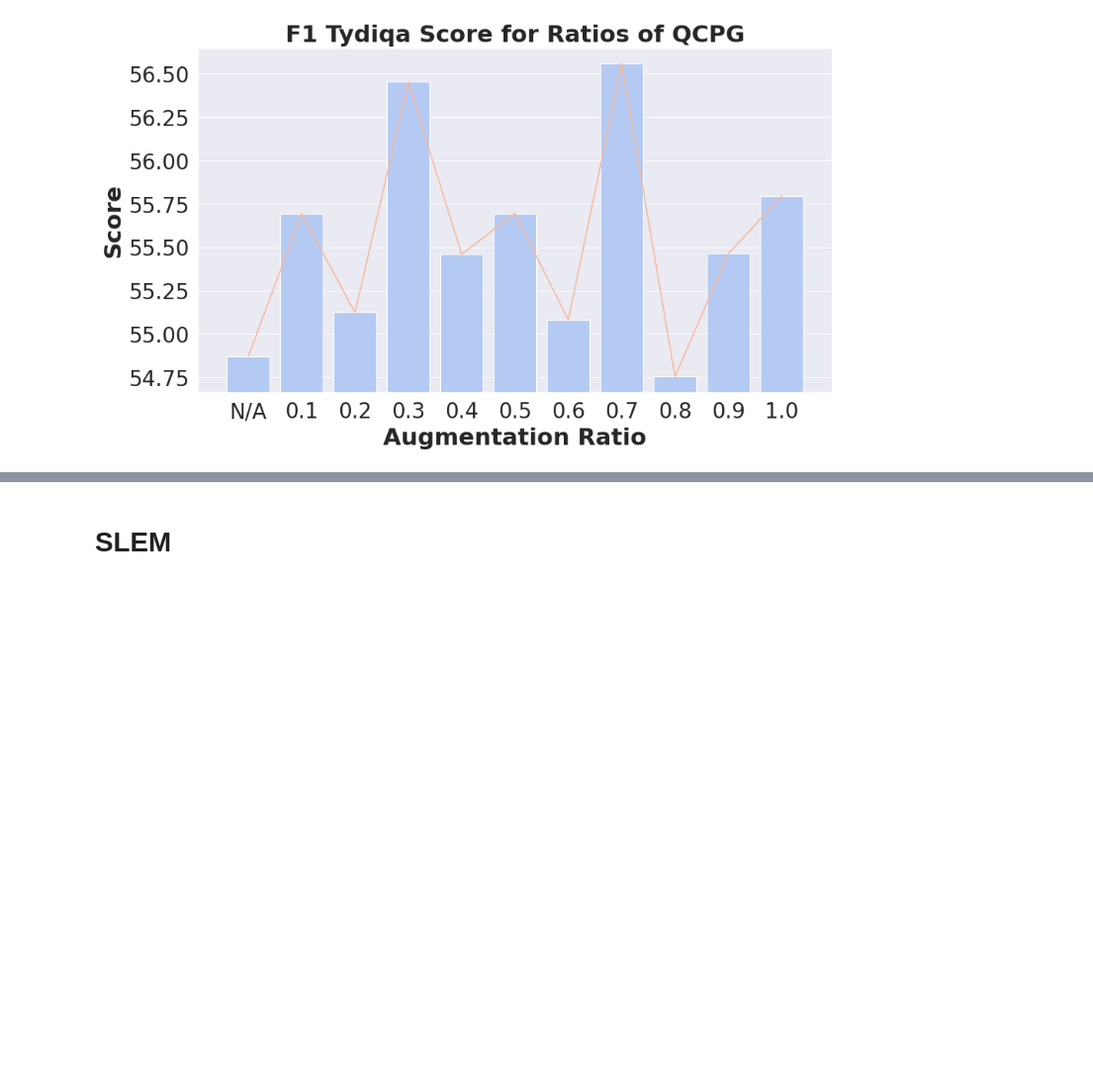
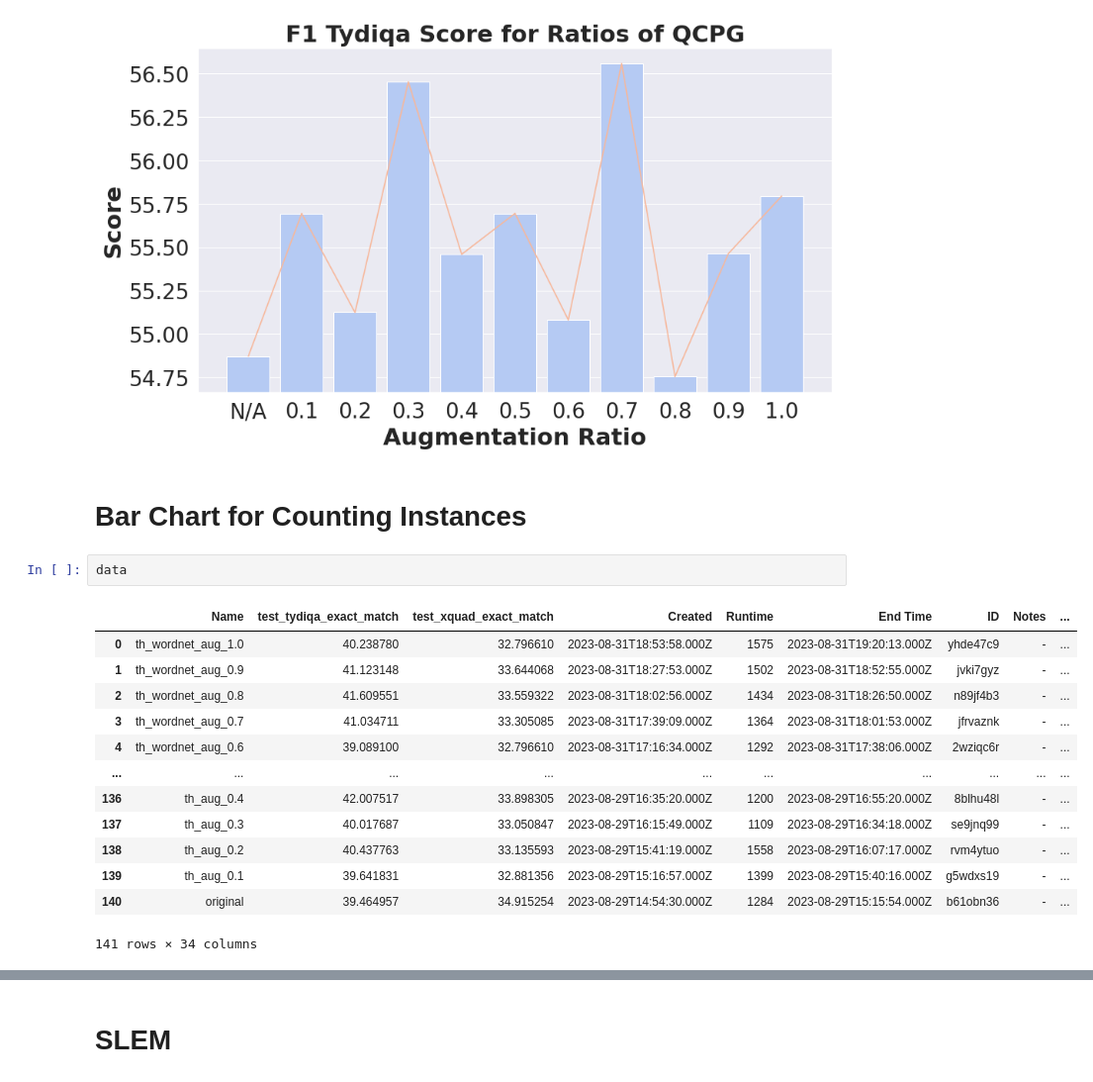
Before and after one commit to parinzee/cross-lingual-data-augmentation-for-thai-qa, a Jupyter notebook: results/mrc_analysis.ipynb, the cells around one changed output, grey strips where cells are left out. Shown at 99% size. Drawn from its saved outputs; the diff is of its cells as text; blank space fills up the shorter version.

```diff
--- a/results/mrc_analysis.ipynb
+++ b/results/mrc_analysis.ipynb
@@ -393,3 +393,21 @@ plot_scores(filter_col_best_runs, test_dataset="tydiqa", grouped=False)  # Only
 # %% [output]
 [figure]
 [figure]
+# %% [markdown]
+# Bar Chart for Counting Instances
+# %%
+data
+# %% [output]
+|  | Name | test_tydiqa_exact_match | test_xquad_exact_match | Created | Runtime | End Time | ID | Notes | ... |
+| 0 | th_wordnet_aug_1.0 | 40.238780 | 32.796610 | 2023-08-31T18:53:58.000Z | 1575 | 2023-08-31T19:20:13.000Z | yhde47c9 | - | ... |
+| 1 | th_wordnet_aug_0.9 | 41.123148 | 33.644068 | 2023-08-31T18:27:53.000Z | 1502 | 2023-08-31T18:52:55.000Z | jvki7gyz | - | ... |
+| 2 | th_wordnet_aug_0.8 | 41.609551 | 33.559322 | 2023-08-31T18:02:56.000Z | 1434 | 2023-08-31T18:26:50.000Z | n89jf4b3 | - | ... |
+| 3 | th_wordnet_aug_0.7 | 41.034711 | 33.305085 | 2023-08-31T17:39:09.000Z | 1364 | 2023-08-31T18:01:53.000Z | jfrvaznk | - | ... |
+| 4 | th_wordnet_aug_0.6 | 39.089100 | 32.796610 | 2023-08-31T17:16:34.000Z | 1292 | 2023-08-31T17:38:06.000Z | 2wziqc6r | - | ... |
+| ... | ... | ... | ... | ... | ... | ... | ... | ... | ... |
+| 136 | th_aug_0.4 | 42.007517 | 33.898305 | 2023-08-29T16:35:20.000Z | 1200 | 2023-08-29T16:55:20.000Z | 8blhu48l | - | ... |
+| 137 | th_aug_0.3 | 40.017687 | 33.050847 | 2023-08-29T16:15:49.000Z | 1109 | 2023-08-29T16:34:18.000Z | se9jnq99 | - | ... |
+| 138 | th_aug_0.2 | 40.437763 | 33.135593 | 2023-08-29T15:41:19.000Z | 1558 | 2023-08-29T16:07:17.000Z | rvm4ytuo | - | ... |
+| 139 | th_aug_0.1 | 39.641831 | 32.881356 | 2023-08-29T15:16:57.000Z | 1399 | 2023-08-29T15:40:16.000Z | g5wdxs19 | - | ... |
+| 140 | original | 39.464957 | 34.915254 | 2023-08-29T14:54:30.000Z | 1284 | 2023-08-29T15:15:54.000Z | b61obn36 | - | ... |
+141 rows × 34 columns
```
Also changed, not shown: parts of 1 cell of this notebook, 2 other files.
